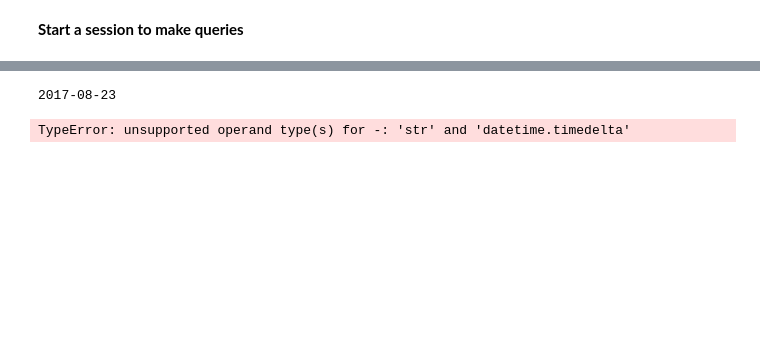
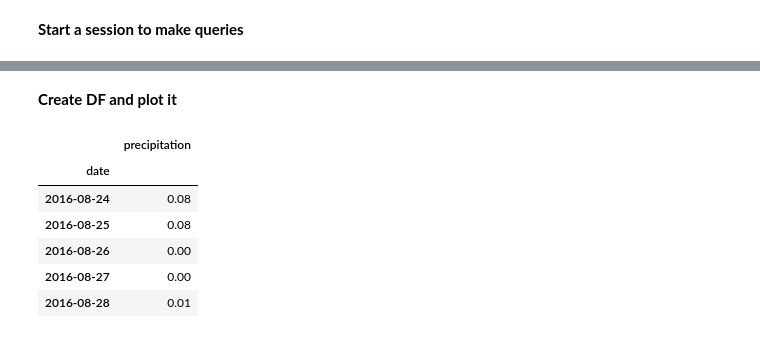
Before and after one commit to sonyasha/climate_analysis_api, a Jupyter notebook: Notebooks/climate_analysis.ipynb, the cells around one changed output, grey strips where cells are left out. Saved outputs shown, nothing was run; the diff lists cells and outputs as text; code cells hidden in the pictures; blank space fills up the shorter version.

```diff
--- a/Notebooks/climate_analysis.ipynb
+++ b/Notebooks/climate_analysis.ipynb
@@ -77,11 +81,9 @@ session = Session(engine)
 # %%
 #find the last date
 last_date = session.query(Measurement.date).order_by(Measurement.date.desc()).first()
-print(last_date[0])
+last_date_year = last_date[0][0:4]
+last_date_month = last_date[0][5:7]
+last_date_day = last_date[0][8:10]
+date = dt.datetime(int(last_date_year), int(last_date_month), int(last_date_day))
+year_ago = date - dt.timedelta(days=365)
-# %% [output]
-2017-08-23
-# %%
-year_ago = last_date[0] - dt.timedelta(days=365)
-# %% [output]
-TypeError: unsupported operand type(s) for -: 'str' and 'datetime.timedelta'
 # %%
@@ -91,0 +91,15 @@ for row in session.query(Measurement.date == '2015-01-03', Measurement.prcp).lim
+# %% [markdown]
+**Create DF and plot it**
+# %%
+df = pd.DataFrame(last_year_prcp, columns=['date', 'precipitation'])
+df['date'] = pd.to_datetime(df['date'])
+df = df.set_index('date')
+df.head()
+# %% [output]
+|  | precipitation |
+| date |  |
+| 2016-08-24 | 0.08 |
+| 2016-08-25 | 0.08 |
+| 2016-08-26 | 0.00 |
+| 2016-08-27 | 0.00 |
+| 2016-08-28 | 0.01 |
```
Also changed, not shown: parts of 17 cells of this notebook.
